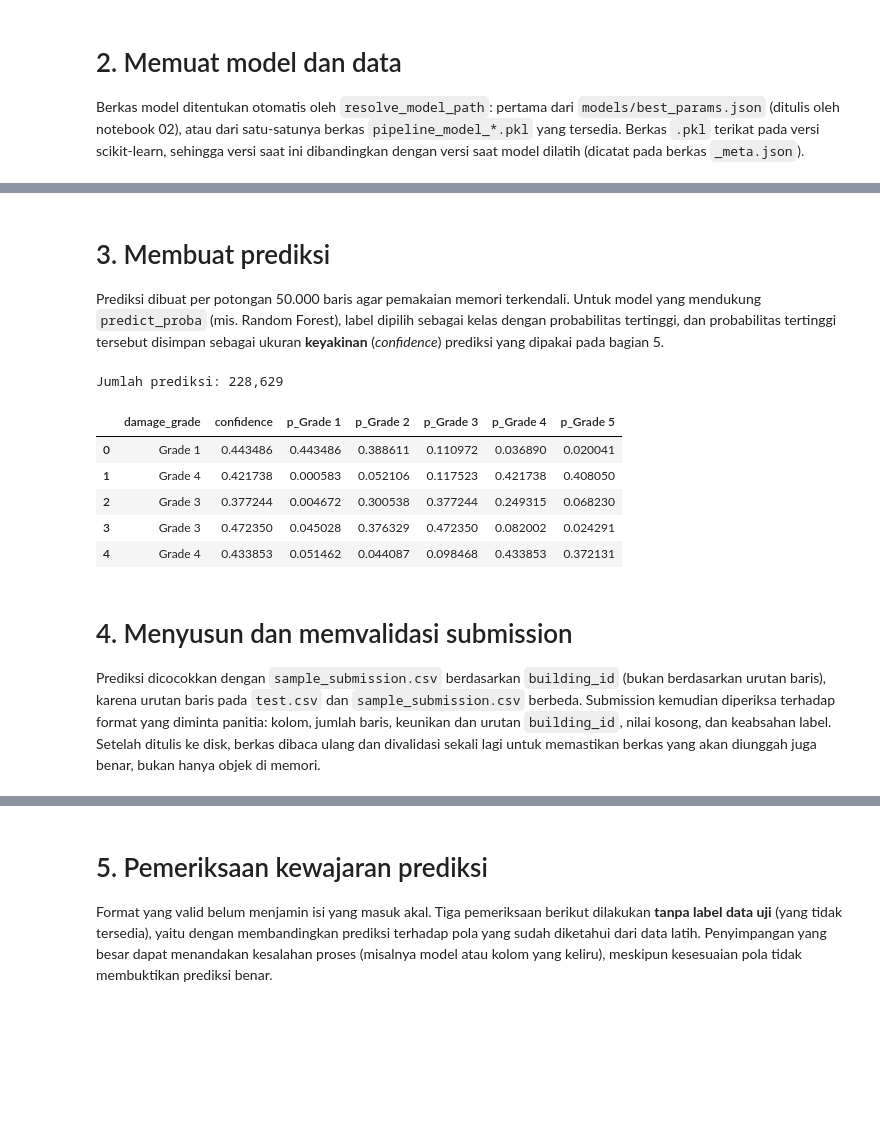
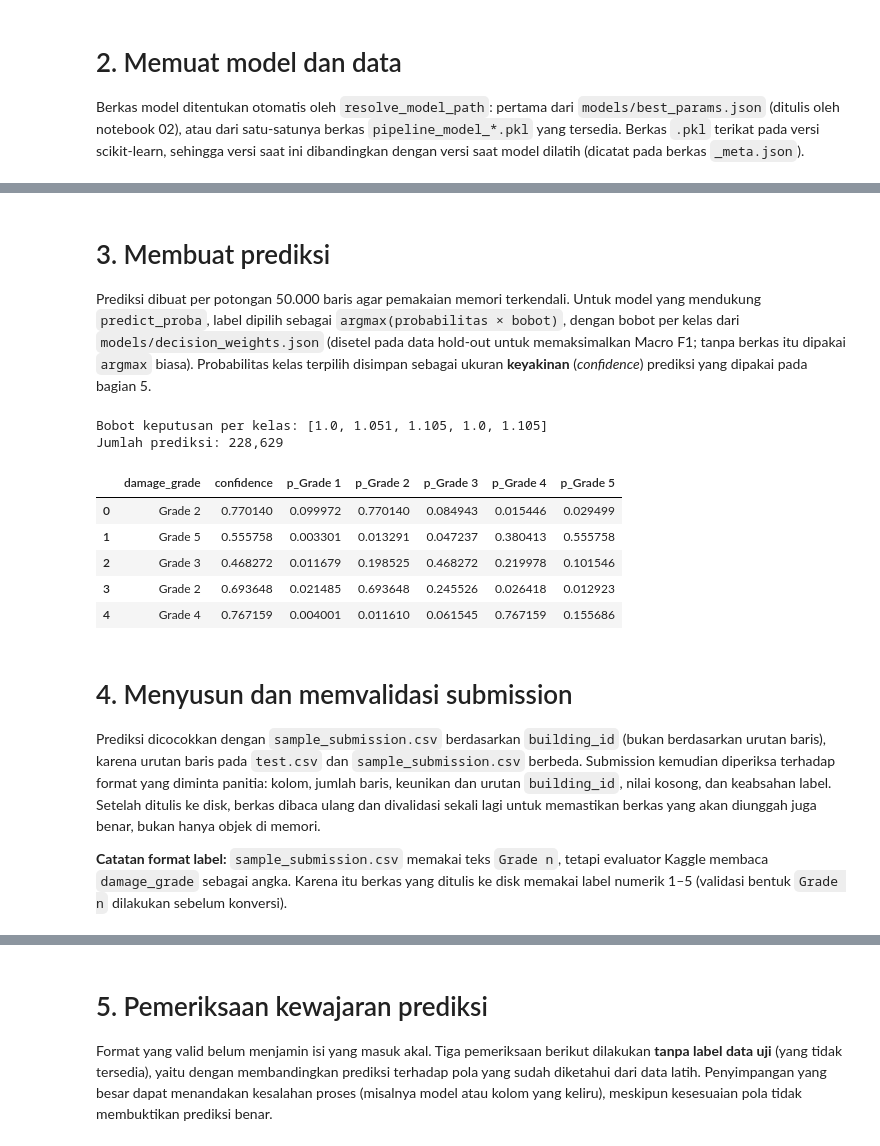
Before and after one commit to gisellsjians/Structural-Damage-Classification, a Jupyter notebook: notebooks/03_submission.ipynb, the cells around one changed output, grey strips where cells are left out. Saved outputs shown, nothing was run; the diff lists cells and outputs as text; code cells hidden in the pictures; blank space fills up the shorter version.

```diff
--- a/notebooks/03_submission.ipynb
+++ b/notebooks/03_submission.ipynb
@@ -81,22 +82,29 @@ Kelas           : ['Grade 1', 'Grade 2', 'Grade 3', 'Grade 4', 'Grade 5']
 train (533465, 17) | test (228629, 16) | sample_submission (228629, 2)
 # %% [markdown]
 # 3. Membuat prediksi
-Prediksi dibuat per potongan 50.000 baris agar pemakaian memori terkendali. Untuk model yang mendukung `predict_proba` (mis. Random Forest), label dipilih sebagai kelas dengan probabilitas tertinggi, dan probabilitas tertinggi tersebut disimpan sebagai ukuran **keyakinan** (*confidence*) prediksi yang dipakai pada bagian 5.
+Prediksi dibuat per potongan 50.000 baris agar pemakaian memori terkendali. Untuk model yang mendukung `predict_proba`, label dipilih sebagai `argmax(probabilitas × bobot)`, dengan bobot per kelas dari `models/decision_weights.json` (disetel pada data hold-out untuk memaksimalkan Macro F1; tanpa berkas itu dipakai `argmax` biasa). Probabilitas kelas terpilih disimpan sebagai ukuran **keyakinan** (*confidence*) prediksi yang dipakai pada bagian 5.
 # %%
-predictions = predict_in_chunks(model, test, chunk_size=50_000)
+model_name = model_path.stem.removeprefix("pipeline_model_")
+class_weights = load_decision_weights(MODELS_DIR / DECISION_WEIGHTS_FILE, model_name)
+print(f"Bobot keputusan per kelas: {None if class_weights is None else np.round(class_weights, 3).tolist()}")
+
+predictions = predict_in_chunks(model, test, chunk_size=50_000, class_weights=class_weights)
 print(f"Jumlah prediksi: {len(predictions):,}")
 display(predictions.head())
 # %% [output]
+Bobot keputusan per kelas: [1.0, 1.051, 1.105, 1.0, 1.105]
 Jumlah prediksi: 228,629
 |  | damage_grade | confidence | p_Grade 1 | p_Grade 2 | p_Grade 3 | p_Grade 4 | p_Grade 5 |
-| 0 | Grade 1 | 0.443486 | 0.443486 | 0.388611 | 0.110972 | 0.036890 | 0.020041 |
-| 1 | Grade 4 | 0.421738 | 0.000583 | 0.052106 | 0.117523 | 0.421738 | 0.408050 |
-| 2 | Grade 3 | 0.377244 | 0.004672 | 0.300538 | 0.377244 | 0.249315 | 0.068230 |
-| 3 | Grade 3 | 0.472350 | 0.045028 | 0.376329 | 0.472350 | 0.082002 | 0.024291 |
-| 4 | Grade 4 | 0.433853 | 0.051462 | 0.044087 | 0.098468 | 0.433853 | 0.372131 |
+| 0 | Grade 2 | 0.770140 | 0.099972 | 0.770140 | 0.084943 | 0.015446 | 0.029499 |
+| 1 | Grade 5 | 0.555758 | 0.003301 | 0.013291 | 0.047237 | 0.380413 | 0.555758 |
+| 2 | Grade 3 | 0.468272 | 0.011679 | 0.198525 | 0.468272 | 0.219978 | 0.101546 |
+| 3 | Grade 2 | 0.693648 | 0.021485 | 0.693648 | 0.245526 | 0.026418 | 0.012923 |
+| 4 | Grade 4 | 0.767159 | 0.004001 | 0.011610 | 0.061545 | 0.767159 | 0.155686 |
 # %% [markdown]
 # 4. Menyusun dan memvalidasi submission
 Prediksi dicocokkan dengan `sample_submission.csv` berdasarkan `building_id` (bukan berdasarkan urutan baris), karena urutan baris pada `test.csv` dan `sample_submission.csv` berbeda. Submission kemudian diperiksa terhadap format yang diminta panitia: kolom, jumlah baris, keunikan dan urutan `building_id`, nilai kosong, dan keabsahan label. Setelah ditulis ke disk, berkas dibaca ulang dan divalidasi sekali lagi untuk memastikan berkas yang akan diunggah juga benar, bukan hanya objek di memori.
+
+**Catatan format label:** `sample_submission.csv` memakai teks `Grade n`, tetapi evaluator Kaggle membaca `damage_grade` sebagai angka. Karena itu berkas yang ditulis ke disk memakai label numerik 1–5 (validasi bentuk `Grade n` dilakukan sebelum konversi).
 # %%
 valid_labels = [str(c) for c in model.classes_]
 submission = build_submission(test, predictions[TARGET], sample_submission)
```
Also changed, not shown: parts of 10 cells of this notebook, 22 other files.
